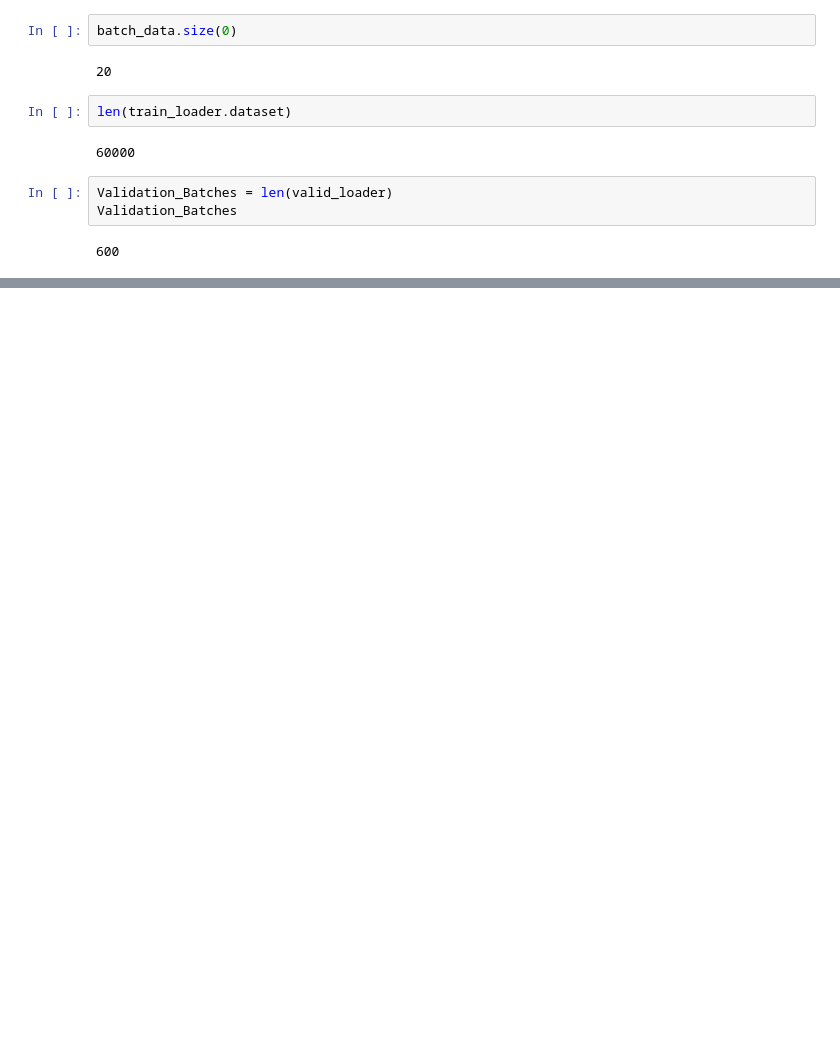
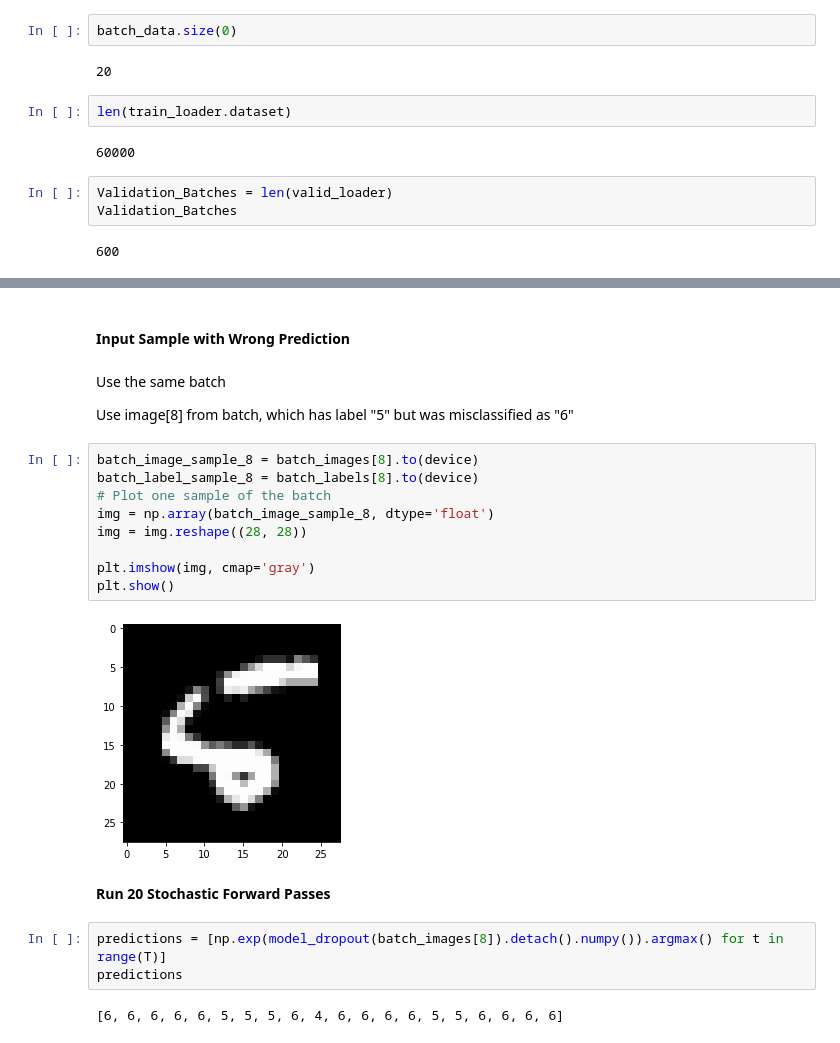
Before and after one commit to FabioArnez/Simple-Uncertainty-Classification-MCD, a Jupyter notebook: Analyze_Baseline.ipynb, the cells around one changed output, grey strips where cells are left out. Cells and saved outputs as stored; diff of their text form; blank space fills up the shorter version.

```diff
--- a/Analyze_Baseline.ipynb
+++ b/Analyze_Baseline.ipynb
@@ -163,0 +328,24 @@ Validation_Batches
+# %% [markdown]
+#### Input Sample with Wrong Prediction
+# %% [markdown]
+Use the same batch
+
+Use image[8] from batch, which has label "5" but was misclassified as "6"
+# %%
+batch_image_sample_8 = batch_images[8].to(device)
+batch_label_sample_8 = batch_labels[8].to(device)
+# Plot one sample of the batch
+img = np.array(batch_image_sample_8, dtype='float')
+img = img.reshape((28, 28))
+
+plt.imshow(img, cmap='gray')
+plt.show()
+# %% [output]
+[figure, added]
+# %% [markdown]
+__Run 20 Stochastic Forward Passes__
+# %%
+predictions = [np.exp(model_dropout(batch_images[8]).detach().numpy()).argmax() for t in range(T)]
+predictions
+# %% [output]
+[6, 6, 6, 6, 6, 5, 5, 5, 6, 4, 6, 6, 6, 6, 5, 5, 6, 6, 6, 6]
```
Also changed, not shown: parts of 64 cells of this notebook, 1 other file.
